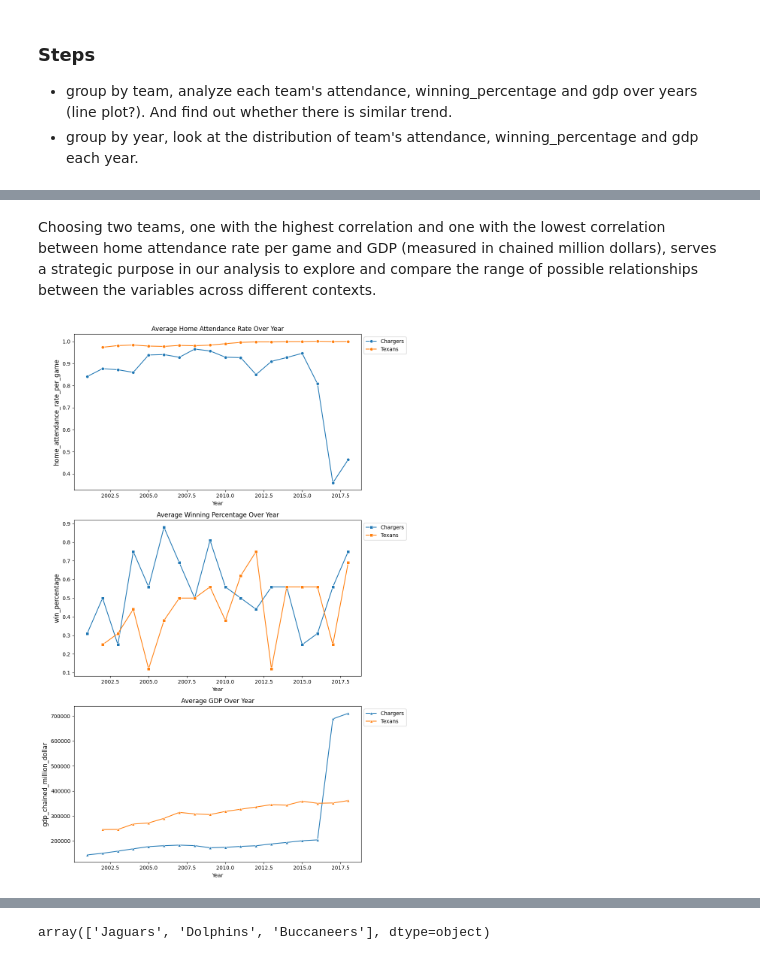
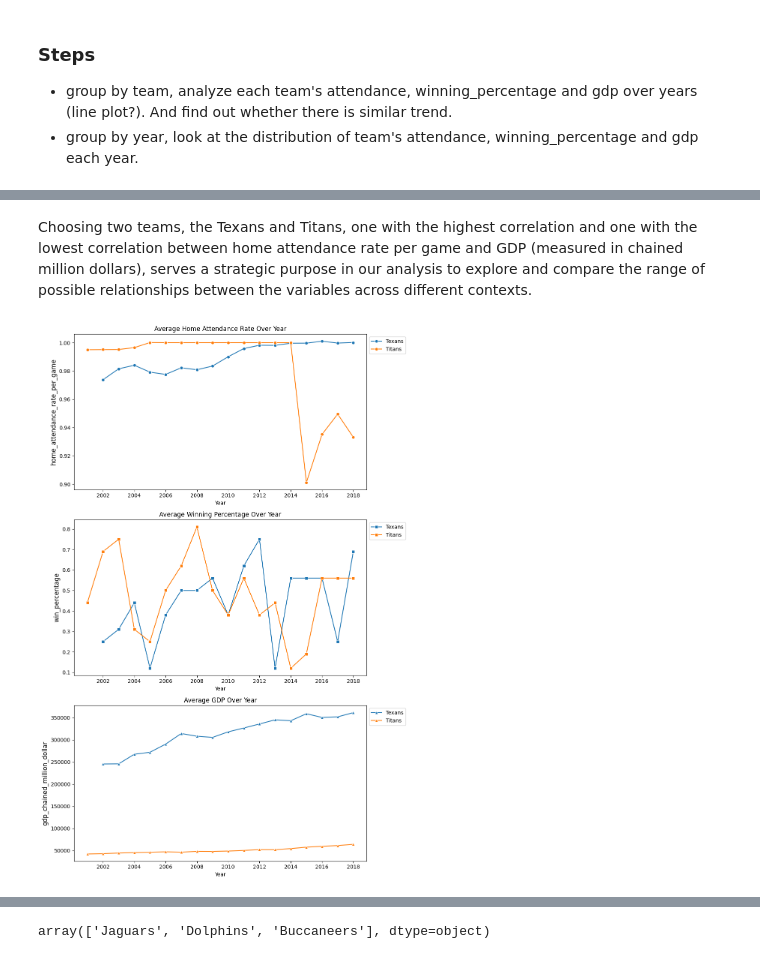
Before and after one commit to RaymoneXTY/SI618project_WN2024, a Jupyter notebook: part2_revised.ipynb, the cells around one changed output, grey strips where cells are left out. Drawn from its saved outputs; the diff is of its cells as text; code cells hidden in the pictures.

```diff
--- a/part2_revised.ipynb
+++ b/part2_revised.ipynb
@@ -647,10 +648,10 @@ Team with the lowest correlation: Chargers (-0.9459238970989667)
 # %% [markdown]
-Choosing two teams, one with the highest correlation and one with the lowest correlation between home attendance rate per game and GDP (measured in chained million dollars), serves a strategic purpose in our analysis to explore and compare the range of possible relationships between the variables across different contexts.
+Choosing two teams, the Texans and Titans, one with the highest correlation and one with the lowest correlation between home attendance rate per game and GDP (measured in chained million dollars), serves a strategic purpose in our analysis to explore and compare the range of possible relationships between the variables across different contexts.
 # %%
-# Analyze the team's attendance, win_percentage and GDP over year from Texans and Chargers
+# Analyze the team's attendance, win_percentage and GDP over year from Texans and Titans
 team = final_dataset[
     (final_dataset["team_name"] == "Texans")
-    | (final_dataset["team_name"] == "Chargers")
+    | (final_dataset["team_name"] == "Titans")
 ]
 average_home_attendance_rate = (
     team.groupby(["team_name", "year"])["home_attendance_rate_per_game"]
@@ -666,9 +667,14 @@ average_gdp = (
     .reset_index()
 )
 # %%
-# Graph for average home attendance rate, winning percentage, and gdp over year for Texans and Chargers
+# Graph for average home attendance rate, winning percentage, and gdp over year for Texans and Titans
 def plot_graphs(data):
     fig, ax = plt.subplots(3, 1, figsize=(10, 15))  # Increase figure size
+    for axis in ax:
+        # Set x-ticks to be integer values
+        axis.xaxis.set_major_locator(
+            ticker.MaxNLocator(integer=True)
+        )  # Referenced from GEN AI to set x-ticks to be integer values
 
     # Home Attendance Rate
     sns.lineplot(
@@ -680,7 +686,9 @@ def plot_graphs(data):
         marker="o",
     )
     ax[0].set_title("Average Home Attendance Rate Over Year")
-    ax[0].legend(loc="upper left", bbox_to_anchor=(1, 1))  # Move legend out of plot
+    ax[0].legend(
+        loc="upper left", bbox_to_anchor=(1, 1)
+    )  # Move the legend to the right
 
     # Winning Percentage
     sns.lineplot(
@@ -692,7 +700,9 @@ def plot_graphs(data):
         marker="s",
     )
     ax[1].set_title("Average Winning Percentage Over Year")
-    ax[1].legend(loc="upper left", bbox_to_anchor=(1, 1))
+    ax[1].legend(
+        loc="upper left", bbox_to_anchor=(1, 1)
+    )  # Move the legend to the right
 
     # GDP
     sns.lineplot(
@@ -700,33 +710,35 @@ def plot_graphs(data):
         x="year",
         y="gdp_chained_million_dollar",
         hue="team_name",
         ax=ax[2],
         marker="^",
     )
     ax[2].set_title("Average GDP Over Year")
-    ax[2].legend(loc="upper left", bbox_to_anchor=(1, 1))
+    ax[2].legend(
+        loc="upper left", bbox_to_anchor=(1, 1)
+    )  # Move the legend to the right
 
     for axis in ax:
         axis.set_xlabel("Year")  # Set x-axis label
         axis.set_ylabel(
             axis.get_ylabel(), fontsize=12
         )  # Set y-axis label with larger font
         axis.tick_params(
             axis="both", which="major", labelsize=10
         )  # Set larger tick labels
 
     plt.tight_layout()
     plt.show()
 
 
 # now call the function to plot the graphs
 plot_graphs(
     {
         "average_home_attendance_rate": average_home_attendance_rate,
         "average_winning_percentage": average_winning_percentage,
         "average_gdp": average_gdp,
     }
 )
 # %% [output]
-[figure, old version]
+[figure, new version]
 # %% [markdown]
```
Also changed, not shown: parts of 30 cells of this notebook, 1 other file.
